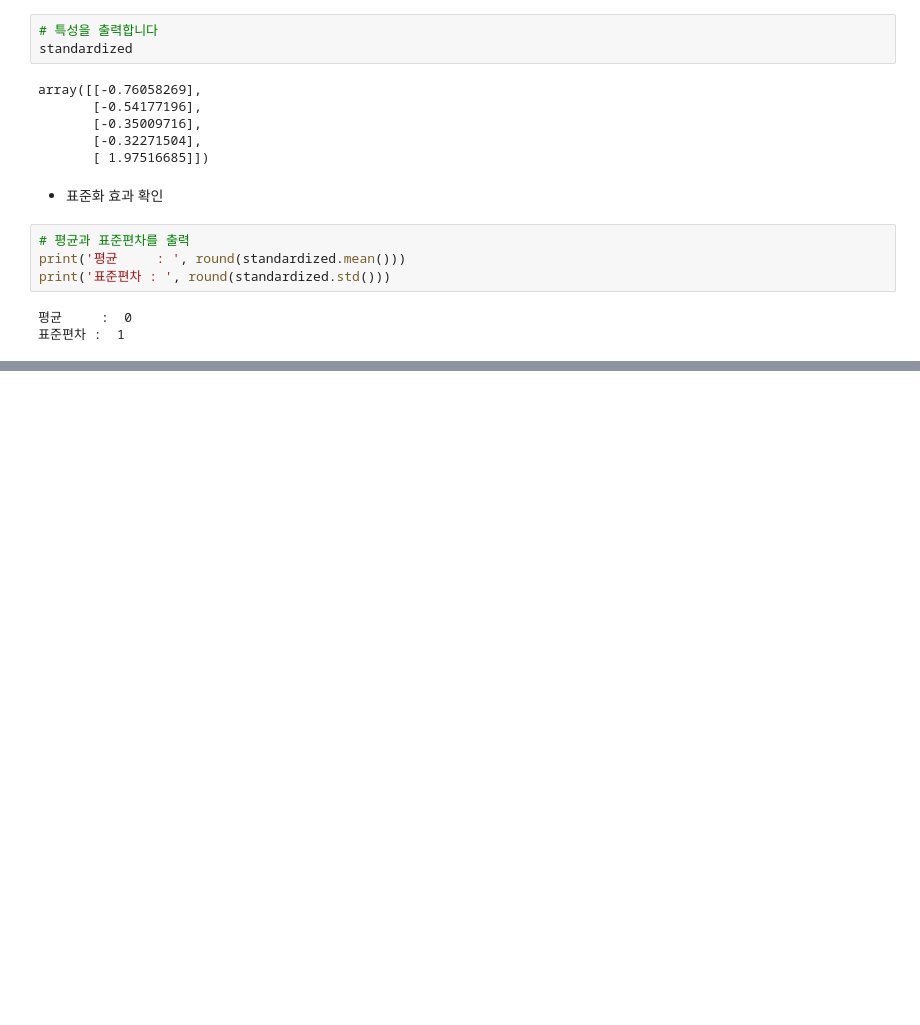
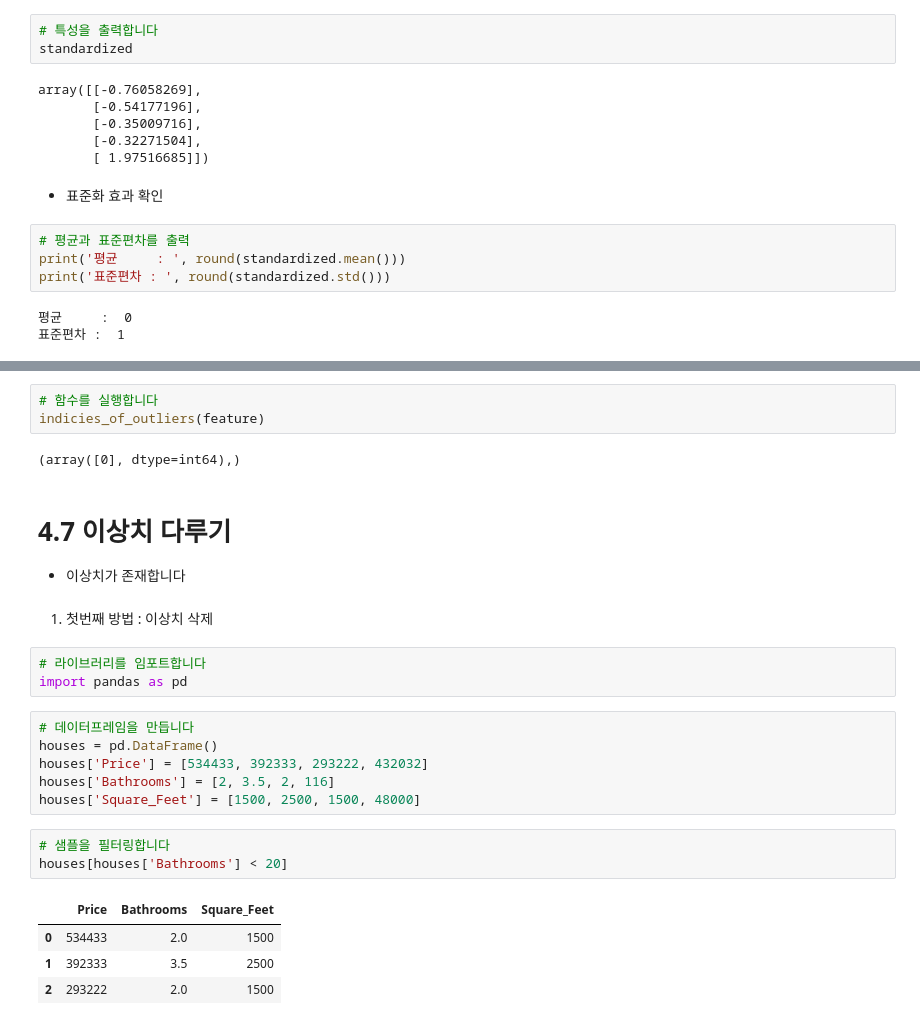
Before and after one commit to peenball/Books, a Jupyter notebook: Machine_Learning_with_Python_Cookbook/04. Handling Numerical Data.ipynb, the cells around one changed output, grey strips where cells are left out. Saved outputs shown, nothing was run; the diff lists cells and outputs as text; blank space fills up the shorter version.

```diff
--- a/Machine_Learning_with_Python_Cookbook/04. Handling Numerical Data.ipynb
+++ b/Machine_Learning_with_Python_Cookbook/04. Handling Numerical Data.ipynb
@@ -119,0 +456,27 @@ print('표준편차 : ', round(standardized.std()))
+# %%
+# 함수를 실행합니다
+indicies_of_outliers(feature)
+# %% [output]
+(array([0], dtype=int64),)
+# %% [markdown]
+# 4.7 이상치 다루기
+- 이상치가 존재합니다
+# %% [markdown]
+1) 첫번째 방법 : 이상치 삭제
+# %%
+# 라이브러리를 임포트합니다
+import pandas as pd
+# %%
+# 데이터프레임을 만듭니다
+houses = pd.DataFrame()
+houses['Price'] = [534433, 392333, 293222, 432032]
+houses['Bathrooms'] = [2, 3.5, 2, 116]
+houses['Square_Feet'] = [1500, 2500, 1500, 48000]
+# %%
+# 샘플을 필터링합니다
+houses[houses['Bathrooms'] < 20]
+# %% [output]
+|  | Price | Bathrooms | Square_Feet |
+| 0 | 534433 | 2.0 | 1500 |
+| 1 | 392333 | 3.5 | 2500 |
+| 2 | 293222 | 2.0 | 1500 |
```
Also changed, not shown: parts of 92 cells of this notebook.
